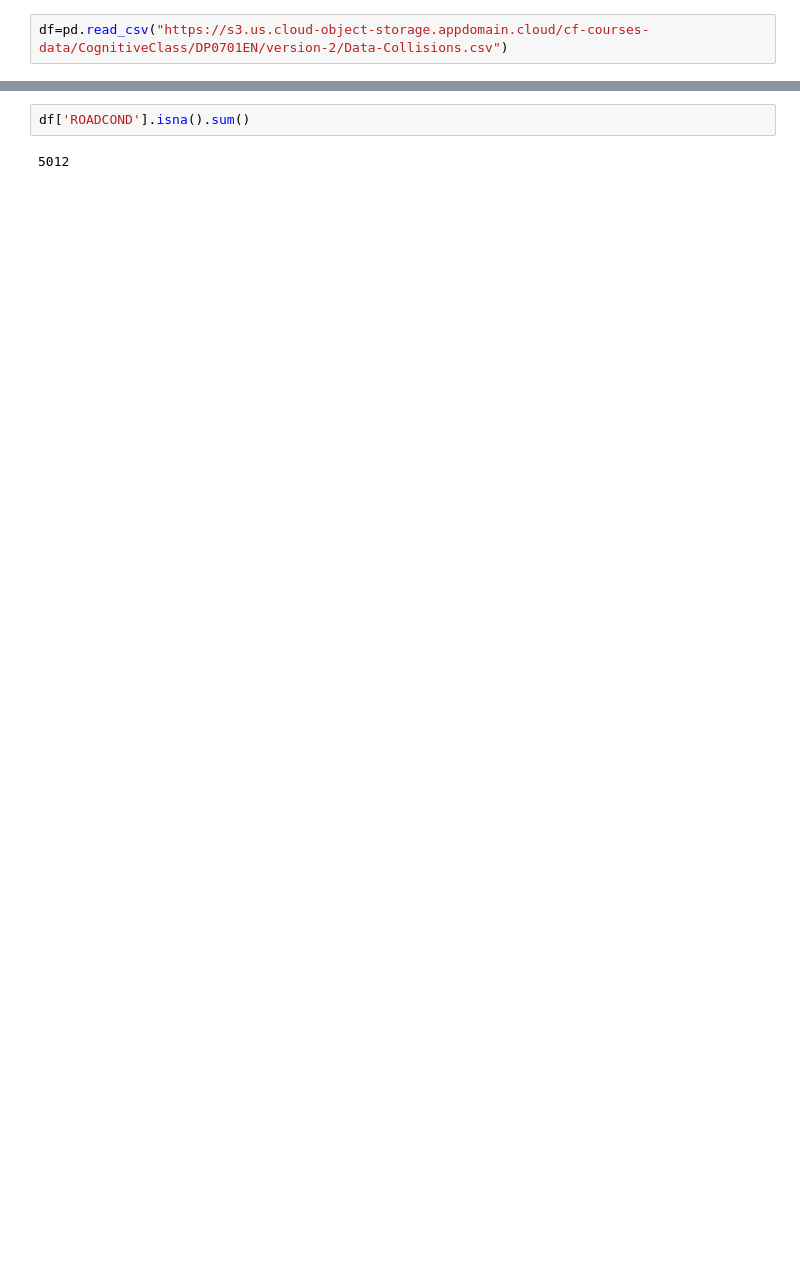
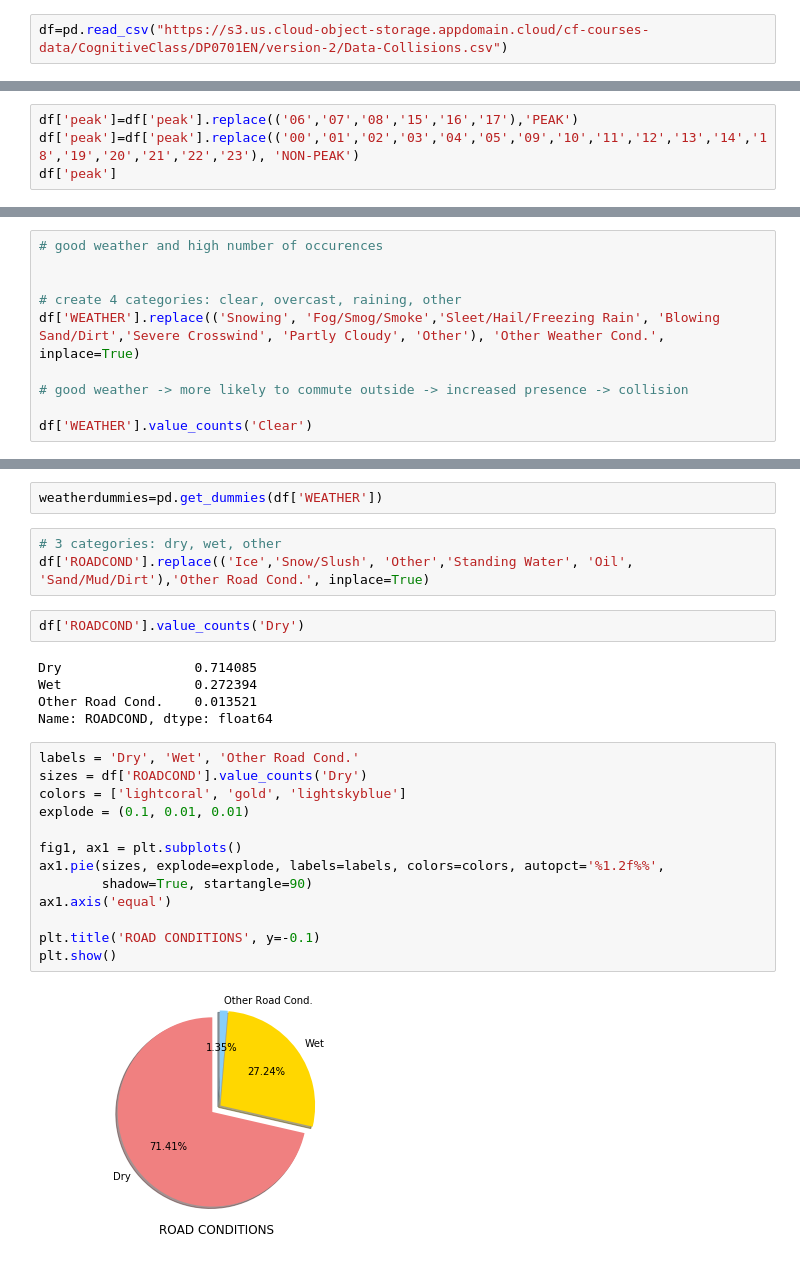
Before and after one commit to tartvandelay/Capstone, a Jupyter notebook: Collision.ipynb, the cells around one changed output, grey strips where cells are left out. Drawn from its saved outputs; the diff is of its cells as text; blank space fills up the shorter version.

```diff
--- a/Collision.ipynb
+++ b/Collision.ipynb
@@ -21,0 +81,4 @@ df.head()
+# %%
+df['peak']=df['peak'].replace(('06','07','08','15','16','17'),'PEAK')
+df['peak']=df['peak'].replace(('00','01','02','03','04','05','09','10','11','12','13','14','18','19','20','21','22','23'), 'NON-PEAK')
+df['peak']
@@ -21,0 +123,10 @@ df.head()
+# %%
+# good weather and high number of occurences
+
+
+# create 4 categories: clear, overcast, raining, other
+df['WEATHER'].replace(('Snowing', 'Fog/Smog/Smoke','Sleet/Hail/Freezing Rain', 'Blowing Sand/Dirt','Severe Crosswind', 'Partly Cloudy', 'Other'), 'Other Weather Cond.', inplace=True)
+
+# good weather -> more likely to commute outside -> increased presence -> collision
+
+df['WEATHER'].value_counts('Clear')
@@ -22,4 +154,27 @@ df.head()
+# %%
+weatherdummies=pd.get_dummies(df['WEATHER'])
+# %%
+# 3 categories: dry, wet, other
+df['ROADCOND'].replace(('Ice','Snow/Slush', 'Other','Standing Water', 'Oil', 'Sand/Mud/Dirt'),'Other Road Cond.', inplace=True)
 # %%
-df['ROADCOND'].isna().sum()
+df['ROADCOND'].value_counts('Dry')
 # %% [output]
-5012
+Dry                 0.714085
+Wet                 0.272394
+Other Road Cond.    0.013521
+Name: ROADCOND, dtype: float64
+# %%
+labels = 'Dry', 'Wet', 'Other Road Cond.'
+sizes = df['ROADCOND'].value_counts('Dry')
+colors = ['lightcoral', 'gold', 'lightskyblue']
+explode = (0.1, 0.01, 0.01)
+
+fig1, ax1 = plt.subplots()
+ax1.pie(sizes, explode=explode, labels=labels, colors=colors, autopct='%1.2f%%',
+        shadow=True, startangle=90)
+ax1.axis('equal')
+
+plt.title('ROAD CONDITIONS', y=-0.1)
+plt.show()
+# %% [output]
+[figure, added]
```
Also changed, not shown: parts of 72 cells of this notebook.
